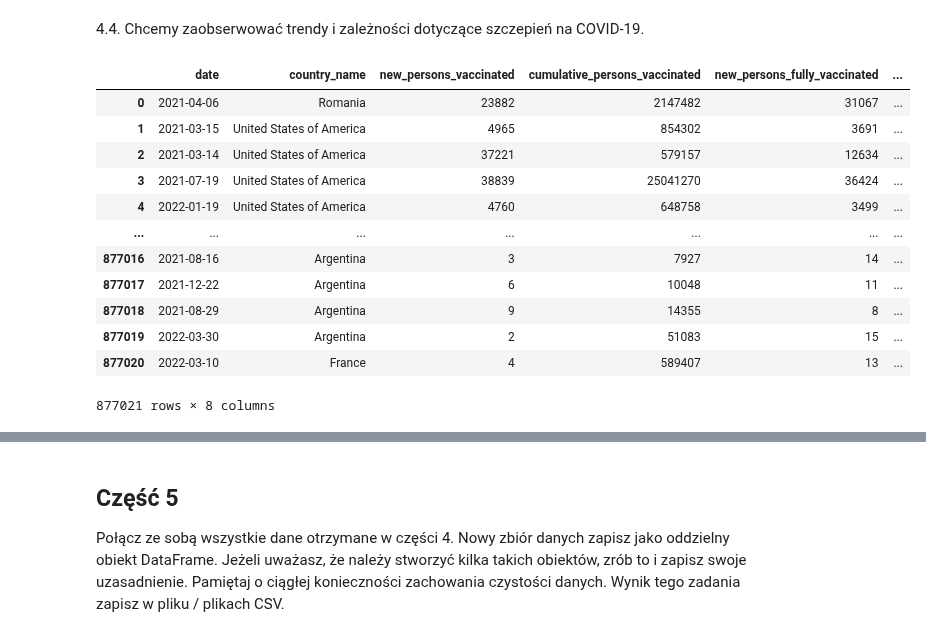
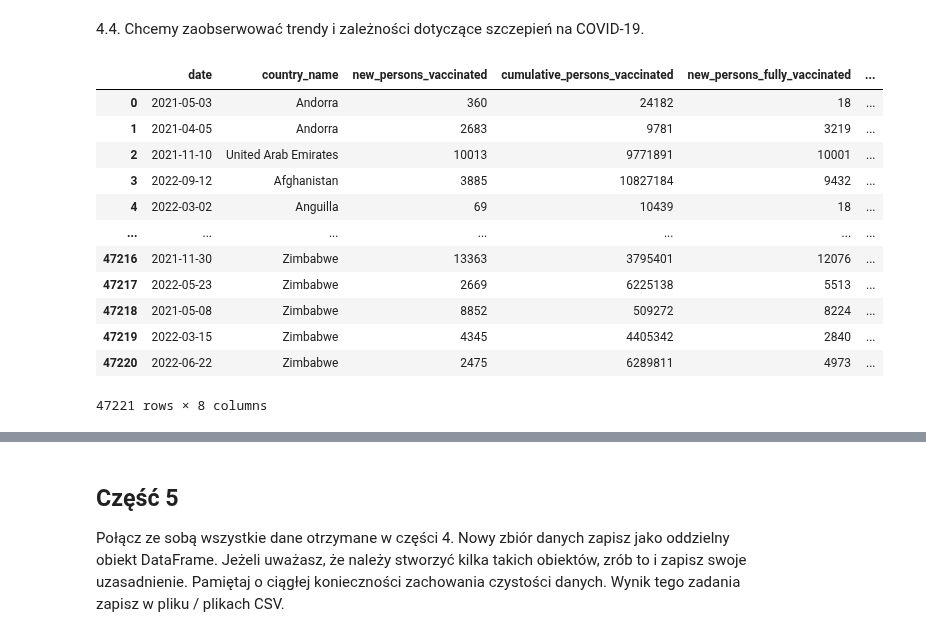
Before and after one commit to JakubKaczmarek5764/BigData1, a Jupyter notebook: main.ipynb, the cells around one changed output, grey strips where cells are left out. Cells and saved outputs as stored; diff of their text form; code cells hidden in the pictures.

```diff
--- a/main.ipynb
+++ b/main.ipynb
@@ -364,43 +363,45 @@ SELECT
     cumulative_vaccine_doses_administered
 FROM `bigquery-public-data.covid19_open_data.covid19_open_data`
 WHERE
     date IS NOT NULL AND
     country_name IS NOT NULL AND
     new_persons_vaccinated IS NOT NULL AND
     cumulative_persons_vaccinated IS NOT NULL AND
     new_persons_fully_vaccinated IS NOT NULL AND
     cumulative_persons_fully_vaccinated IS NOT NULL AND
     new_vaccine_doses_administered IS NOT NULL AND
     cumulative_vaccine_doses_administered IS NOT NULL AND
     new_persons_vaccinated <= cumulative_persons_vaccinated AND
     new_persons_fully_vaccinated <= cumulative_persons_fully_vaccinated AND
     new_vaccine_doses_administered <= cumulative_vaccine_doses_administered AND
     new_persons_vaccinated >= 0 AND
     new_persons_fully_vaccinated >= 0 AND
     new_vaccine_doses_administered >= 0 AND
     cumulative_persons_vaccinated >= 0 AND
     cumulative_persons_fully_vaccinated >= 0 AND
     cumulative_vaccine_doses_administered >= 0
+    AND aggregation_level = 0
+
     ;
 
 """)
 query_job = client.query(query)
 query_result = query_job.result()
 df4 = query_result.to_dataframe()
 df4.to_csv("covid_vaccination.csv", index=False)
 df4
 # %% [output]
 |  | date | country_name | new_persons_vaccinated | cumulative_persons_vaccinated | new_persons_fully_vaccinated | ... |
-| 0 | 2021-04-06 | Romania | 23882 | 2147482 | 31067 | ... |
-| 1 | 2021-03-15 | United States of America | 4965 | 854302 | 3691 | ... |
-| 2 | 2021-03-14 | United States of America | 37221 | 579157 | 12634 | ... |
-| 3 | 2021-07-19 | United States of America | 38839 | 25041270 | 36424 | ... |
-| 4 | 2022-01-19 | United States of America | 4760 | 648758 | 3499 | ... |
+| 0 | 2021-05-03 | Andorra | 360 | 24182 | 18 | ... |
+| 1 | 2021-04-05 | Andorra | 2683 | 9781 | 3219 | ... |
+| 2 | 2021-11-10 | United Arab Emirates | 10013 | 9771891 | 10001 | ... |
+| 3 | 2022-09-12 | Afghanistan | 3885 | 10827184 | 9432 | ... |
+| 4 | 2022-03-02 | Anguilla | 69 | 10439 | 18 | ... |
 | ... | ... | ... | ... | ... | ... | ... |
-| 877016 | 2021-08-16 | Argentina | 3 | 7927 | 14 | ... |
-| 877017 | 2021-12-22 | Argentina | 6 | 10048 | 11 | ... |
-| 877018 | 2021-08-29 | Argentina | 9 | 14355 | 8 | ... |
-| 877019 | 2022-03-30 | Argentina | 2 | 51083 | 15 | ... |
-| 877020 | 2022-03-10 | France | 4 | 589407 | 13 | ... |
+| 47216 | 2021-11-30 | Zimbabwe | 13363 | 3795401 | 12076 | ... |
+| 47217 | 2022-05-23 | Zimbabwe | 2669 | 6225138 | 5513 | ... |
+| 47218 | 2021-05-08 | Zimbabwe | 8852 | 509272 | 8224 | ... |
+| 47219 | 2022-03-15 | Zimbabwe | 4345 | 4405342 | 2840 | ... |
+| 47220 | 2022-06-22 | Zimbabwe | 2475 | 6289811 | 4973 | ... |
-877021 rows × 8 columns
+47221 rows × 8 columns
 # %% [markdown]
```
Also changed, not shown: parts of 9 cells of this notebook.
